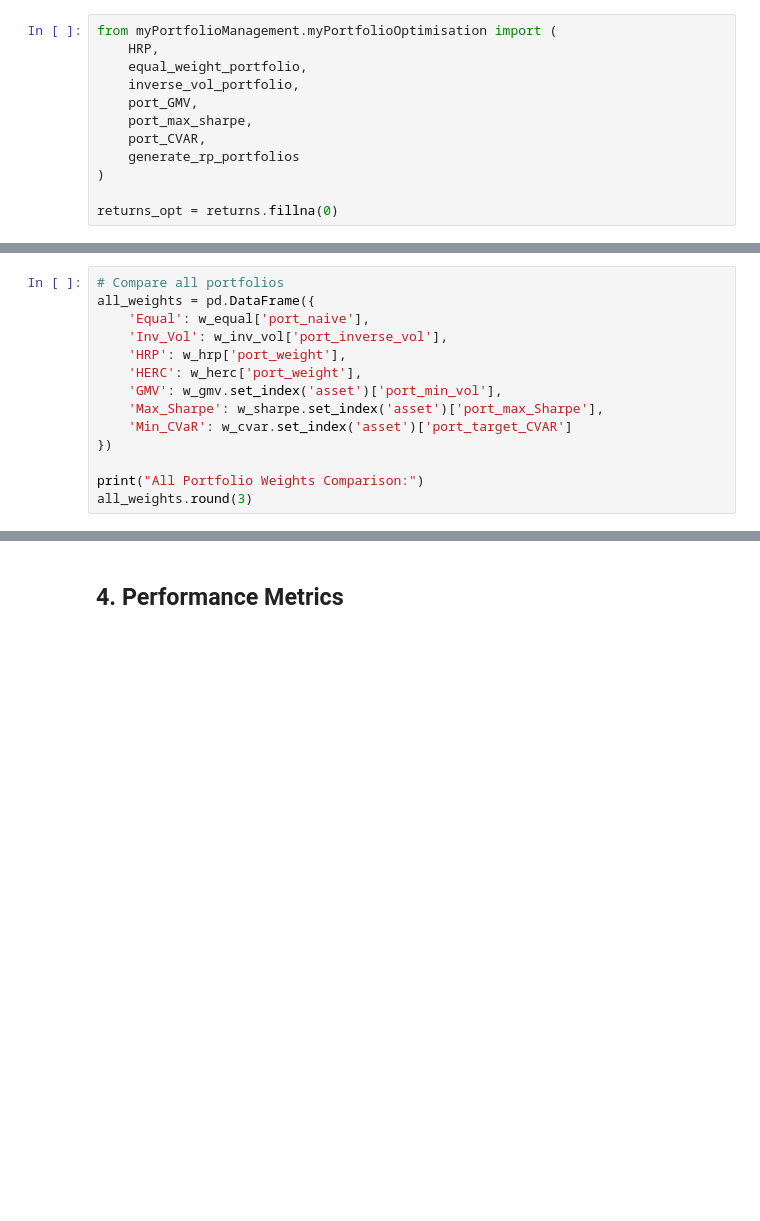
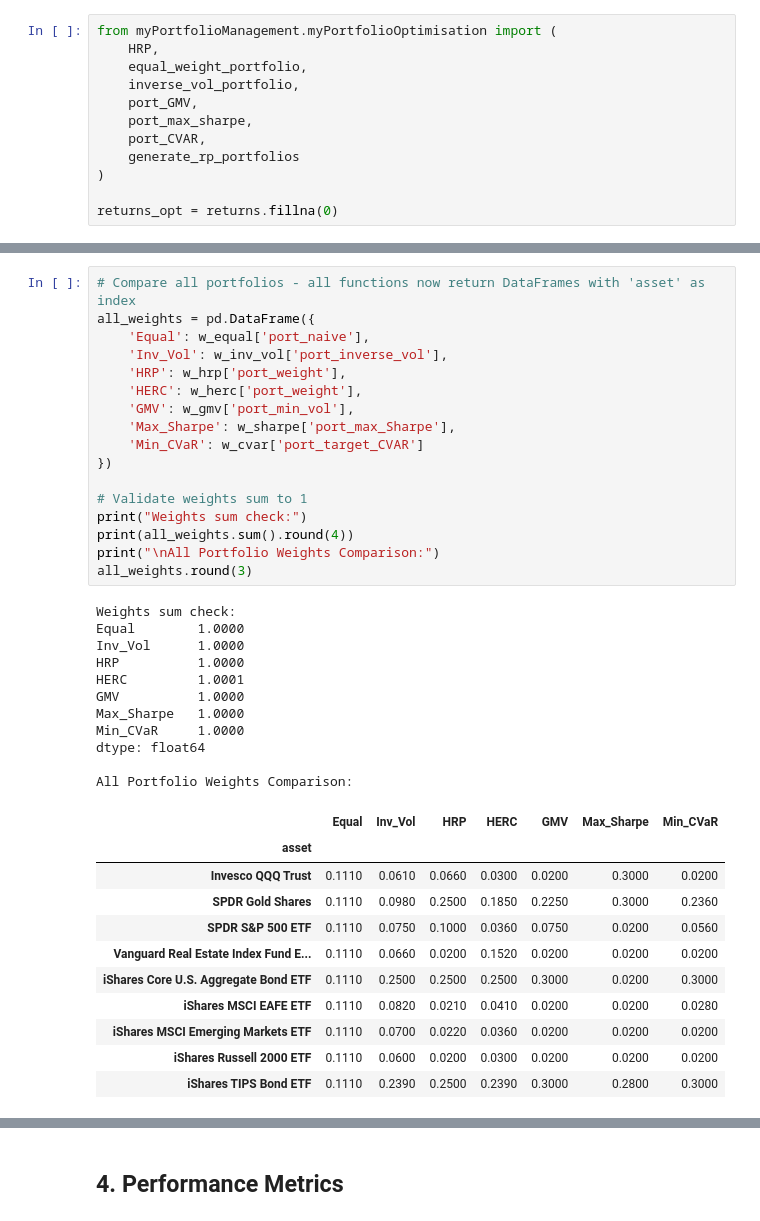
Before and after one commit to msh855/QuantitativePortfolioManagement, a Jupyter notebook: portfolio_tutorial.ipynb, the cells around one changed output, grey strips where cells are left out. Saved outputs shown, nothing was run; the diff lists cells and outputs as text; blank space fills up the shorter version.

```diff
--- a/portfolio_tutorial.ipynb
+++ b/portfolio_tutorial.ipynb
@@ -167,17 +340,43 @@ w_cvar.sort_values('port_target_CVAR', ascending=False)
 # %%
-# Compare all portfolios
+# Compare all portfolios - all functions now return DataFrames with 'asset' as index
 all_weights = pd.DataFrame({
     'Equal': w_equal['port_naive'],
     'Inv_Vol': w_inv_vol['port_inverse_vol'],
     'HRP': w_hrp['port_weight'],
     'HERC': w_herc['port_weight'],
-    'GMV': w_gmv.set_index('asset')['port_min_vol'],
-    'Max_Sharpe': w_sharpe.set_index('asset')['port_max_Sharpe'],
-    'Min_CVaR': w_cvar.set_index('asset')['port_target_CVAR']
+    'GMV': w_gmv['port_min_vol'],
+    'Max_Sharpe': w_sharpe['port_max_Sharpe'],
+    'Min_CVaR': w_cvar['port_target_CVAR']
 })
 
-print("All Portfolio Weights Comparison:")
+# Validate weights sum to 1
+print("Weights sum check:")
+print(all_weights.sum().round(4))
+print("\nAll Portfolio Weights Comparison:")
 all_weights.round(3)
+# %% [output]
+Weights sum check:
+Equal        1.0000
+Inv_Vol      1.0000
+HRP          1.0000
+HERC         1.0001
+GMV          1.0000
+Max_Sharpe   1.0000
+Min_CVaR     1.0000
+dtype: float64
+
+All Portfolio Weights Comparison:
+|  | Equal | Inv_Vol | HRP | HERC | GMV | Max_Sharpe | Min_CVaR |
+| asset |  |  |  |  |  |  |  |
+| Invesco QQQ Trust | 0.1110 | 0.0610 | 0.0660 | 0.0300 | 0.0200 | 0.3000 | 0.0200 |
+| SPDR Gold Shares | 0.1110 | 0.0980 | 0.2500 | 0.1850 | 0.2250 | 0.3000 | 0.2360 |
+| SPDR S&P 500 ETF | 0.1110 | 0.0750 | 0.1000 | 0.0360 | 0.0750 | 0.0200 | 0.0560 |
+| Vanguard Real Estate Index Fund E... | 0.1110 | 0.0660 | 0.0200 | 0.1520 | 0.0200 | 0.0200 | 0.0200 |
+| iShares Core U.S. Aggregate Bond ETF | 0.1110 | 0.2500 | 0.2500 | 0.2500 | 0.3000 | 0.0200 | 0.3000 |
+| iShares MSCI EAFE ETF | 0.1110 | 0.0820 | 0.0210 | 0.0410 | 0.0200 | 0.0200 | 0.0280 |
+| iShares MSCI Emerging Markets ETF | 0.1110 | 0.0700 | 0.0220 | 0.0360 | 0.0200 | 0.0200 | 0.0200 |
+| iShares Russell 2000 ETF | 0.1110 | 0.0600 | 0.0200 | 0.0300 | 0.0200 | 0.0200 | 0.0200 |
+| iShares TIPS Bond ETF | 0.1110 | 0.2390 | 0.2500 | 0.2390 | 0.3000 | 0.2800 | 0.3000 |
 # %%
 # Visualize weights
 all_weights.plot(kind='bar', figsize=(14, 6), width=0.8)
```
Also changed, not shown: parts of 29 cells of this notebook, 2 other files.
